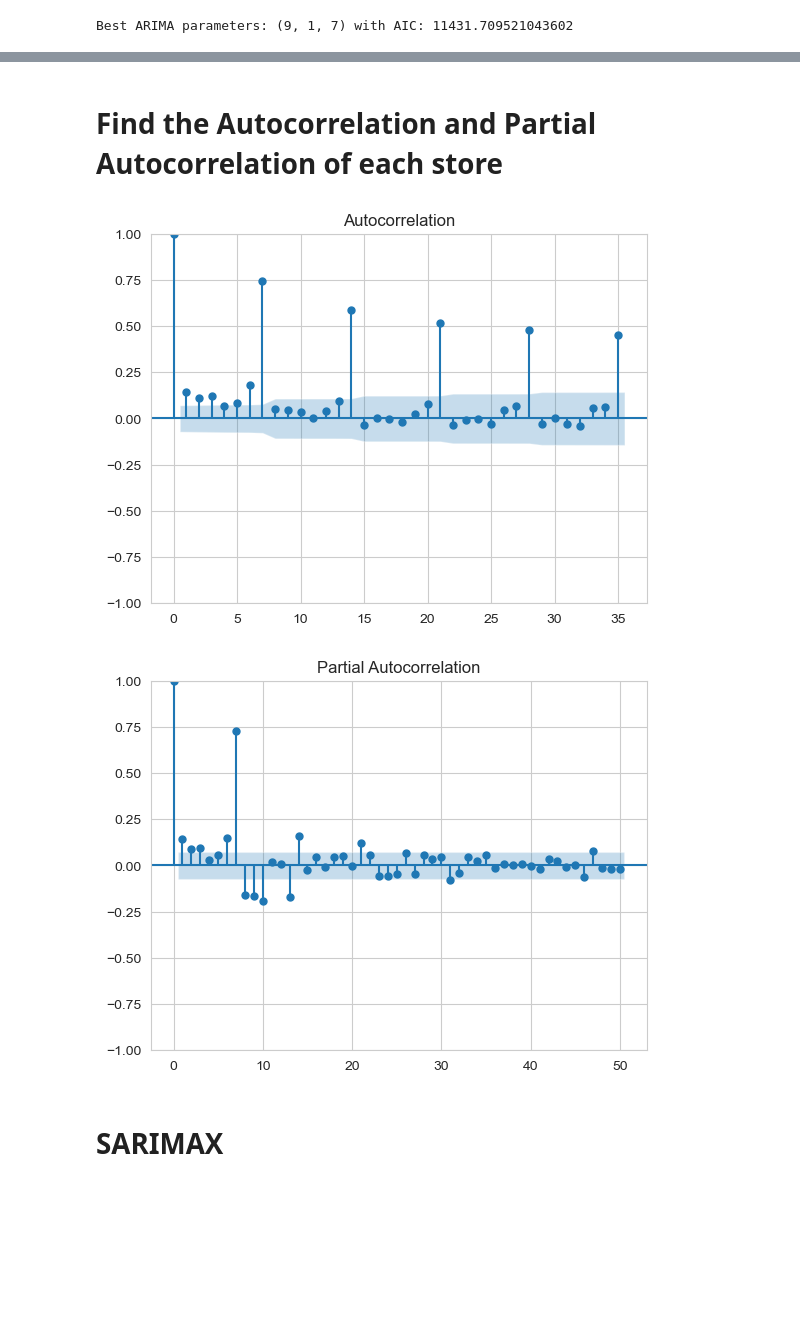
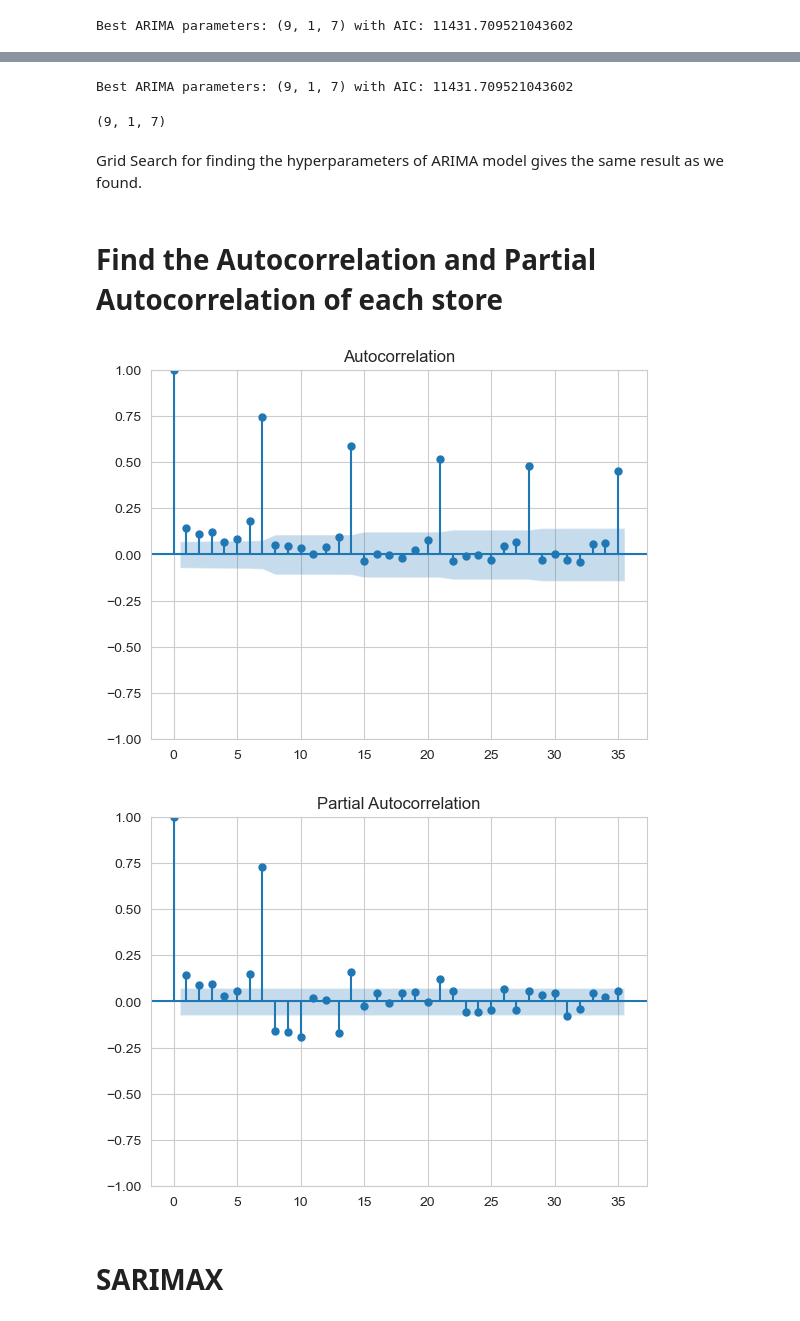
Before and after one commit to dimgag/time-series-forecasting-store-transactions, a Jupyter notebook: main.ipynb, the cells around one changed output, grey strips where cells are left out. Saved outputs shown, nothing was run; the diff lists cells and outputs as text; code cells hidden in the pictures; blank space fills up the shorter version.

```diff
--- a/main.ipynb
+++ b/main.ipynb
@@ -237,2 +269,36 @@ Best ARIMA parameters: (9, 1, 7) with AIC: 11431.709521043602
+# %%
+from sklearn.model_selection import ParameterGrid
+from statsmodels.tsa.arima.model import ARIMA
+
+def arima_hyperparameters_grid_search(data, diff=0):
+    best_aic = np.inf
+    best_pdq = None
+
+    # Define the hyperparameters
+    hyperparameters = {'p': range(0, 10), 'd': [diff], 'q': range(0, 10)}
+
+    # Create the grid
+    grid = ParameterGrid(hyperparameters)
+
+    for params in grid:
+        try:
+            model_arima = ARIMA(data, order=(params['p'], params['d'], params['q']))
+            model_arima_fit = model_arima.fit()
+            if model_arima_fit.aic < best_aic:
+                best_aic = model_arima_fit.aic
+                best_pdq = (params['p'], params['d'], params['q'])
+        except Exception as e:
+            print(f"Error: {e} with parameters {params}")
+            continue
+
+    print(f'Best ARIMA parameters: {best_pdq} with AIC: {best_aic}')
+    return best_pdq
+
+arima_hyperparameters_grid_search(store['n_transactions'], diff=1)
+# %% [output]
+Best ARIMA parameters: (9, 1, 7) with AIC: 11431.709521043602
+(9, 1, 7)
+# %% [markdown]
+Grid Search for finding the hyperparameters of ARIMA model gives the same result as we found.
 # %% [markdown]
 # Find the Autocorrelation and Partial Autocorrelation of each store
@@ -248,12 +305,12 @@ from statsmodels.graphics.tsaplots import plot_acf, plot_pacf
 # %%
 # autocorrelation plot
 from statsmodels.graphics.tsaplots import plot_acf, plot_pacf
 plot_acf(store['n_transactions'], lags=35)
-plot_pacf(store['n_transactions'], lags=50)
+plot_pacf(store['n_transactions'], lags=35)
 plt.show()
 # %% [output]
 [figure]
-[figure, old version]
+[figure, new version]
 # %% [markdown]
 # SARIMAX
 # %%
```
Also changed, not shown: parts of 5 cells of this notebook, 2 other files.
